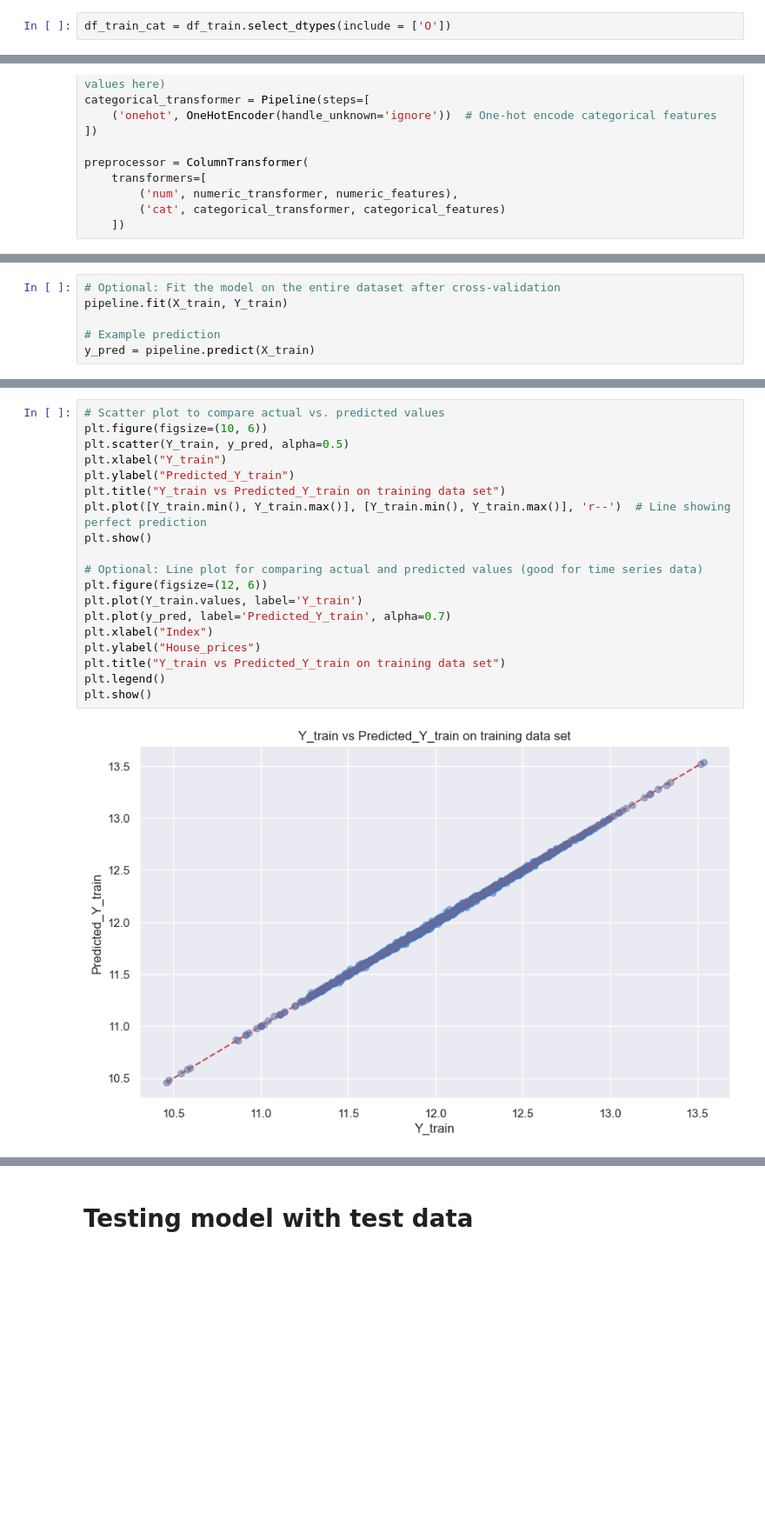
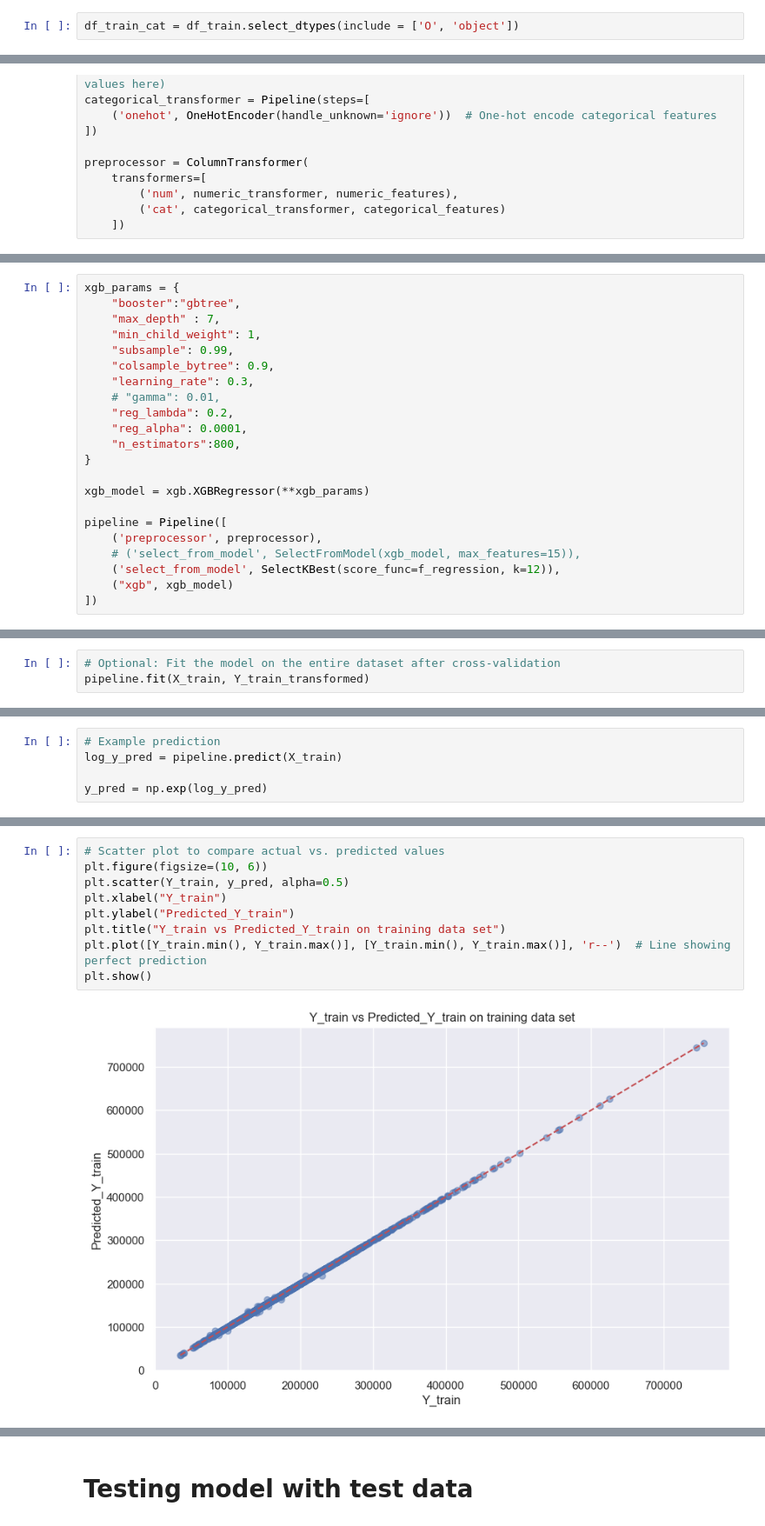
Before and after one commit to Fabrice-Sev/house-prices-advanced-dataset, a Jupyter notebook: house_pricing.ipynb, the cells around one changed output, grey strips where cells are left out. Shown at 87% size. Saved outputs shown, nothing was run; the diff lists cells and outputs as text; blank space fills up the shorter version.

```diff
--- a/house_pricing.ipynb
+++ b/house_pricing.ipynb
@@ -470,7 +452,7 @@ plt.scatter(new_df_train['GrLivArea'], new_df_train['SalePrice'])
 <matplotlib.collections.PathCollection at 0x...>
 [figure]
 # %%
-df_train_cat = df_train.select_dtypes(include = ['O'])
+df_train_cat = df_train.select_dtypes(include = ['O', 'object'])
 # %%
 columns_to_drop = ['HasBsmt','Id']
 categorical_features = list(df_train_cat.columns)
@@ -534 +495,23 @@ pipeline = Pipeline([
+# %%
+xgb_params = {
+    "booster":"gbtree",
+    "max_depth" : 7,
+    "min_child_weight": 1,
+    "subsample": 0.99,
+    "colsample_bytree": 0.9,
+    "learning_rate": 0.3,
+    # "gamma": 0.01,
+    "reg_lambda": 0.2,
+    "reg_alpha": 0.0001,
+    "n_estimators":800,
+}
+
+xgb_model = xgb.XGBRegressor(**xgb_params)
+
+pipeline = Pipeline([
+    ('preprocessor', preprocessor),
+    # ('select_from_model', SelectFromModel(xgb_model, max_features=15)),
+    ('select_from_model', SelectKBest(score_func=f_regression, k=12)),
+    ("xgb", xgb_model)
+])
 # %%
@@ -542,6 +525,3 @@ Standard Deviation of CV Score: 0.005707787371249486
 # %%
 # Optional: Fit the model on the entire dataset after cross-validation
-pipeline.fit(X_train, Y_train)
-
-# Example prediction
-y_pred = pipeline.predict(X_train)
+pipeline.fit(X_train, Y_train_transformed)
@@ -548,2 +546,7 @@ y_pred = pipeline.predict(X_train)
+# %%
+# Example prediction
+log_y_pred = pipeline.predict(X_train)
+
+y_pred = np.exp(log_y_pred)
 # %%
 # Mean Squared Error
@@ -570,21 +577,11 @@ R-squared (R²): 0.999499822910257
 # %%
 # Scatter plot to compare actual vs. predicted values
 plt.figure(figsize=(10, 6))
 plt.scatter(Y_train, y_pred, alpha=0.5)
 plt.xlabel("Y_train")
 plt.ylabel("Predicted_Y_train")
 plt.title("Y_train vs Predicted_Y_train on training data set")
 plt.plot([Y_train.min(), Y_train.max()], [Y_train.min(), Y_train.max()], 'r--')  # Line showing perfect prediction
 plt.show()
-
-# Optional: Line plot for comparing actual and predicted values (good for time series data)
-plt.figure(figsize=(12, 6))
-plt.plot(Y_train.values, label='Y_train')
-plt.plot(y_pred, label='Predicted_Y_train', alpha=0.7)
-plt.xlabel("Index")
-plt.ylabel("House_prices")
-plt.title("Y_train vs Predicted_Y_train on training data set")
-plt.legend()
-plt.show()
 # %% [output]
-[figure, old version]
+[figure, new version]
```
Also changed, not shown: parts of 40 cells of this notebook.
